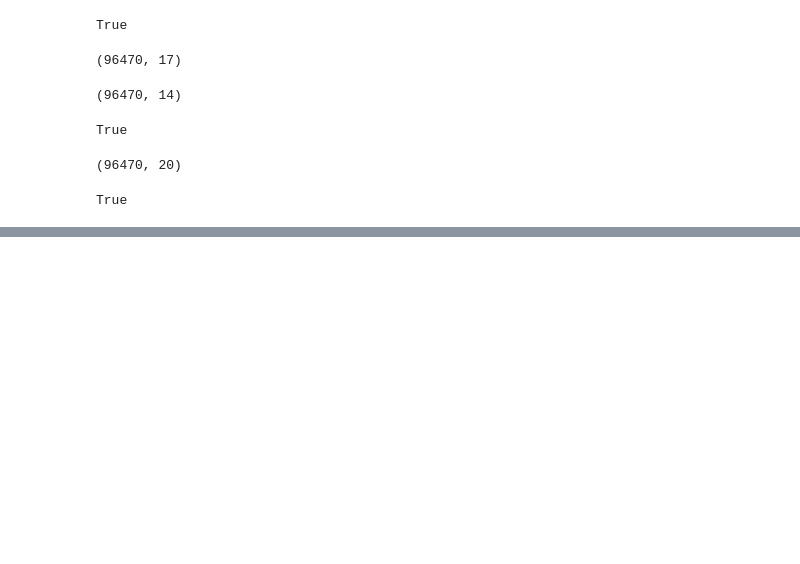
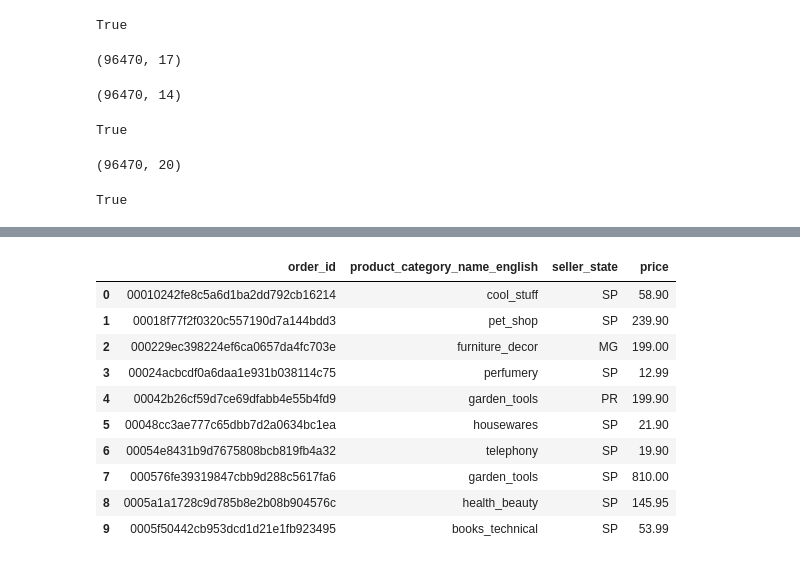
Before and after one commit to choc-coffee/ecommerce-delivery-intelligence, a Jupyter notebook: notebooks/02_data_preparation.ipynb, the cells around one changed output, grey strips where cells are left out. Saved outputs shown, nothing was run; the diff lists cells and outputs as text; code cells hidden in the pictures; blank space fills up the shorter version.

```diff
--- a/notebooks/02_data_preparation.ipynb
+++ b/notebooks/02_data_preparation.ipynb
@@ -335,0 +340,9 @@ True
+# %%
+item_details = order_items.merge(
+    products[
+        ["product_id", "product_category_name"]
+    ],
+    on="product_id",
+    how="left",
+    validate="many_to_one"
+)
@@ -335,0 +357,7 @@ True
+# %%
+item_details = item_details.merge(
+    category_translation,
+    on="product_category_name",
+    how="left",
+    validate="many_to_one"
+)
@@ -335,0 +383,35 @@ True
+# %%
+item_details["product_category_name_english"] = (
+    item_details["product_category_name_english"]
+    .fillna("unknown")
+)
+# %%
+item_details = item_details.merge(
+    sellers[
+        ["seller_id", "seller_city", "seller_state"]
+    ],
+    on="seller_id",
+    how="left",
+    validate="many_to_one"
+)
+# %%
+item_details[
+    [
+        "order_id",
+        "product_category_name_english",
+        "seller_state",
+        "price"
+    ]
+].head(10)
+# %% [output]
+|  | order_id | product_category_name_english | seller_state | price |
+| 0 | 00010242fe8c5a6d1ba2dd792cb16214 | cool_stuff | SP | 58.90 |
+| 1 | 00018f77f2f0320c557190d7a144bdd3 | pet_shop | SP | 239.90 |
+| 2 | 000229ec398224ef6ca0657da4fc703e | furniture_decor | MG | 199.00 |
+| 3 | 00024acbcdf0a6daa1e931b038114c75 | perfumery | SP | 12.99 |
+| 4 | 00042b26cf59d7ce69dfabb4e55b4fd9 | garden_tools | PR | 199.90 |
+| 5 | 00048cc3ae777c65dbb7d2a0634bc1ea | housewares | SP | 21.90 |
+| 6 | 00054e8431b9d7675808bcb819fb4a32 | telephony | SP | 19.90 |
+| 7 | 000576fe39319847cbb9d288c5617fa6 | garden_tools | SP | 810.00 |
+| 8 | 0005a1a1728c9d785b8e2b08b904576c | health_beauty | SP | 145.95 |
+| 9 | 0005f50442cb953dcd1d21e1fb923495 | books_technical | SP | 53.99 |
```
Also changed, not shown: parts of 52 cells of this notebook, 1 other file.
